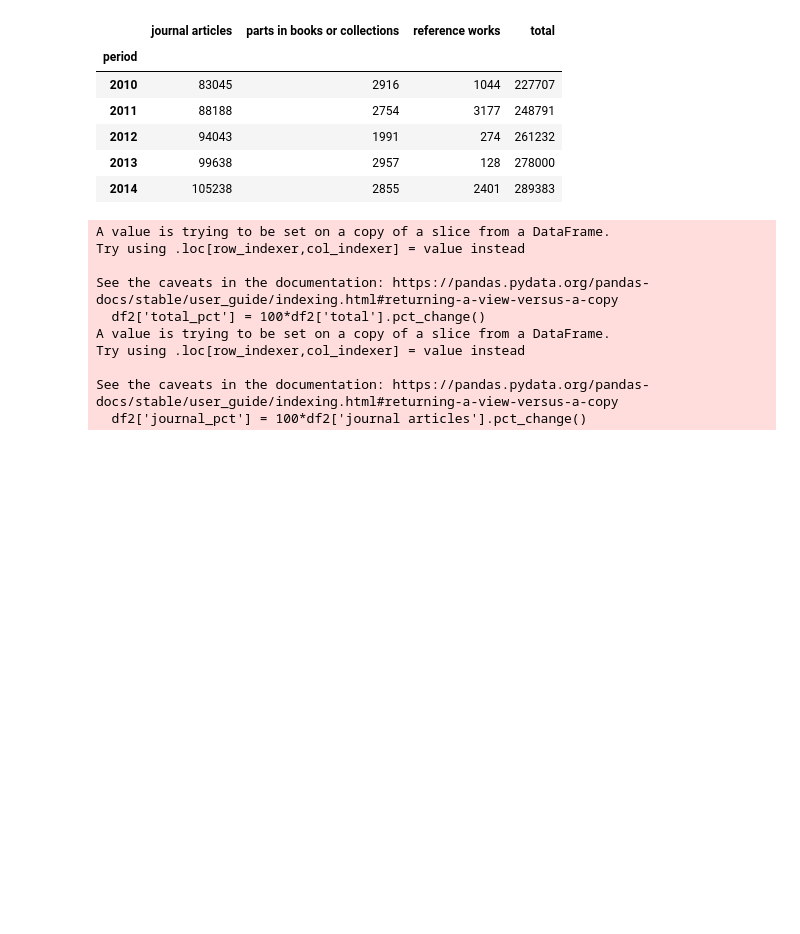
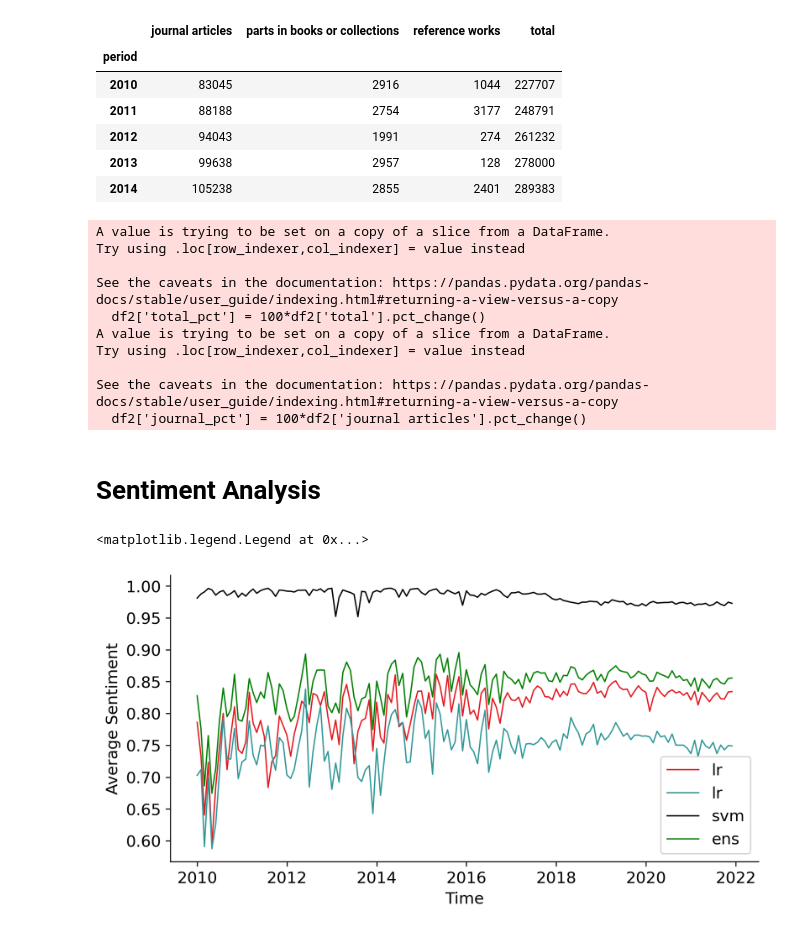
Before and after one commit to Connorrmcd6/Gartner-Hype-Cycle, a Jupyter notebook: Analysis/Notebooks/EDA_ML.ipynb, the cells around one changed output. Cells and saved outputs as stored; diff of their text form; code cells hidden in the pictures; blank space fills up the shorter version.

```diff
--- a/Analysis/Notebooks/EDA_ML.ipynb
+++ b/Analysis/Notebooks/EDA_ML.ipynb
@@ -476,3 +476,39 @@ plt.rcParams.update({'font.size': 12})
 plt.rcParams['figure.dpi'] = 300
 plt.savefig(os.path.join(path, 'computerscience_pub_pct.pdf'), format='pdf',bbox_inches='tight',pad_inches = 0)
 plt.close()
+# %% [markdown]
+# Sentiment Analysis
+# %%
+stmt = '''SELECT DATE_FORMAT(A.date, '%Y-%m') as date,
+avg(B.mnb_prediction) AS mnb,
+avg(B.lr_prediction) AS lr,
+avg(B.svm_prediction) AS svm,
+avg(B.ensemble_prediction) AS ens
+FROM social.machine_learning_only A
+INNER JOIN social.ML_sentiment B
+ON A.id = B.id
+GROUP BY DATE_FORMAT(A.date, '%Y-%m')
+ORDER BY DATE_FORMAT(A.date, '%Y-%m') ASC'''
+df = pd.read_sql(stmt, con=engine)
+# %%
+df['date']  = pd.to_datetime(df['date'])
+# %%
+#ML plot
+df['date']  = pd.to_datetime(df['date'])
+ax = plt.gca()
+ax.spines['right'].set_visible(False)
+ax.spines['top'].set_visible(False)
+plt.rcParams["figure.figsize"] = [8, 4]
+plt.rcParams.update({'font.size': 12})
+plt.rcParams['figure.dpi'] = 300
+plt.xlabel('Time')
+plt.ylabel('Average Sentiment')
+plt.plot(df['date'], df['mnb'], c = '#E31B23', linewidth = 1, label='lr')
+plt.plot(df['date'], df['lr'], c = '#339898', linewidth = 1, label='lr')
+plt.plot(df['date'], df['svm'], c = 'black', linewidth = 1, label='svm')
+plt.plot(df['date'], df['ens'], c = 'green', linewidth = 1, label='ens')
+# plt.plot(df2['date'], df2['tweets'], c = 'black', linewidth = 1, label='Unfiltered Tweets')
+plt.legend()
+# %% [output]
+<matplotlib.legend.Legend at 0x...>
+[figure, added]
```
Also changed, not shown: parts of 13 cells of this notebook, 3 other files.
